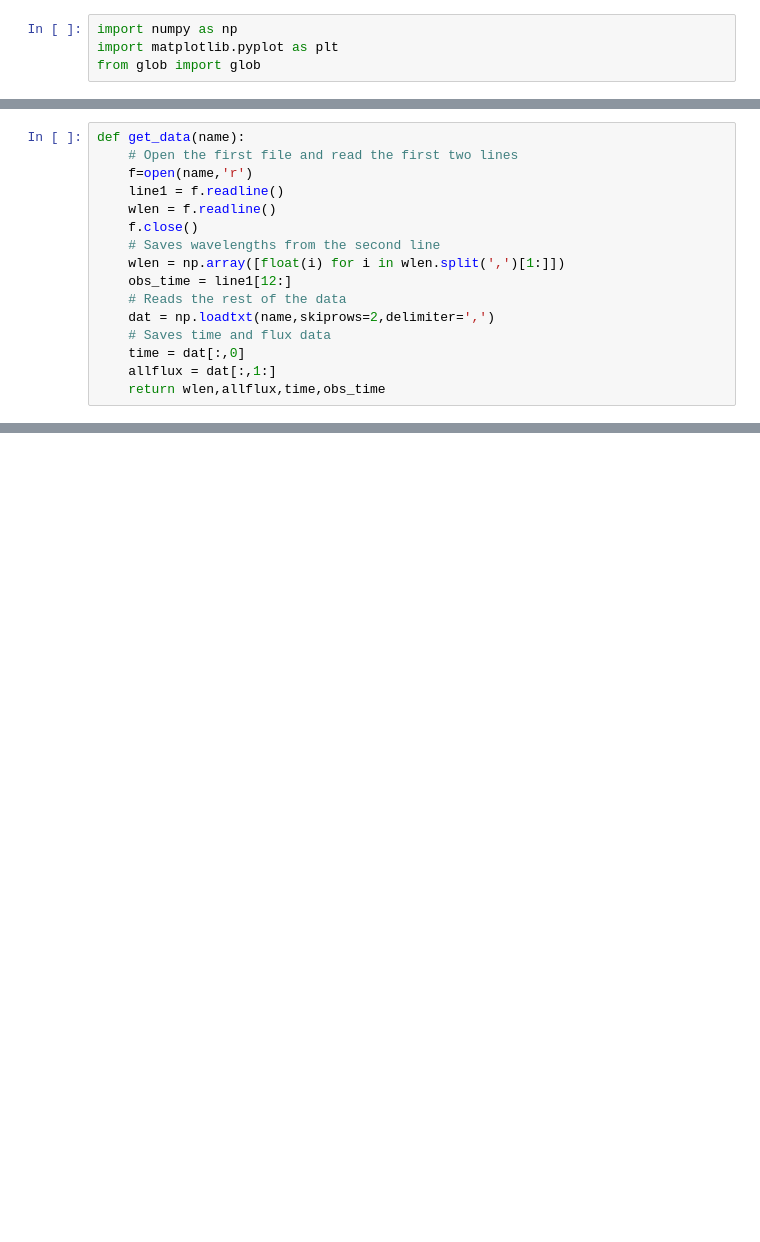
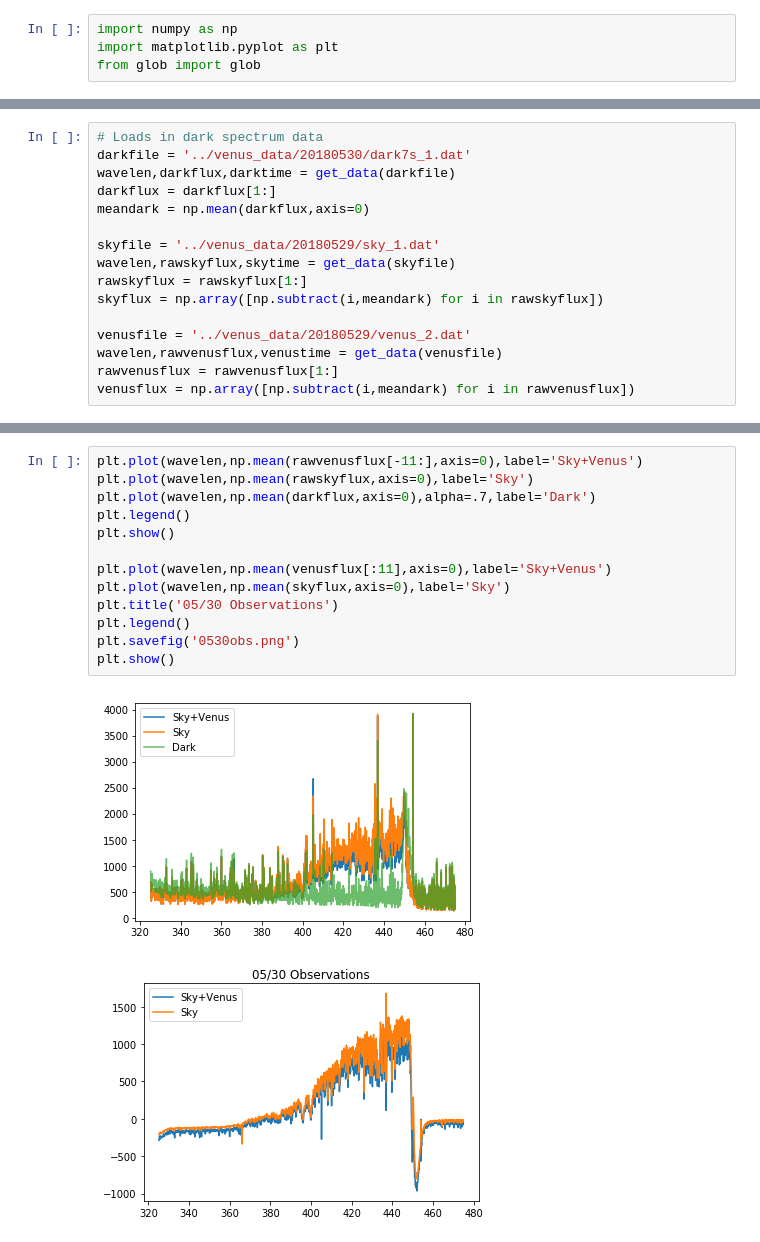
Before and after one commit to melissamor/SunObs, a Jupyter notebook: data_reduction/venus_to_sky_ratio.ipynb, the cells around one changed output, grey strips where cells are left out. Cells and saved outputs as stored; diff of their text form; blank space fills up the shorter version.

```diff
--- a/data_reduction/venus_to_sky_ratio.ipynb
+++ b/data_reduction/venus_to_sky_ratio.ipynb
@@ -12,16 +10,0 @@ venusfile = 'venus_data/venus20180426_3.dat'
-# %%
-def get_data(name):
-    # Open the first file and read the first two lines
-    f=open(name,'r')
-    line1 = f.readline()
-    wlen = f.readline()
-    f.close()
-    # Saves wavelengths from the second line
-    wlen = np.array([float(i) for i in wlen.split(',')[1:]])
-    obs_time = line1[12:]
-    # Reads the rest of the data
-    dat = np.loadtxt(name,skiprows=2,delimiter=',')
-    # Saves time and flux data
-    time = dat[:,0]
-    allflux = dat[:,1:]
-    return wlen,allflux,time,obs_time
@@ -48,0 +167,16 @@ print allslight/allvlight
+# %%
+# Loads in dark spectrum data
+darkfile = '../venus_data/20180530/dark7s_1.dat'
+wavelen,darkflux,darktime = get_data(darkfile)
+darkflux = darkflux[1:]
+meandark = np.mean(darkflux,axis=0)
+
+skyfile = '../venus_data/20180529/sky_1.dat'
+wavelen,rawskyflux,skytime = get_data(skyfile)
+rawskyflux = rawskyflux[1:]
+skyflux = np.array([np.subtract(i,meandark) for i in rawskyflux])
+
+venusfile = '../venus_data/20180529/venus_2.dat'
+wavelen,rawvenusflux,venustime = get_data(venusfile)
+rawvenusflux = rawvenusflux[1:]
+venusflux = np.array([np.subtract(i,meandark) for i in rawvenusflux])
@@ -48,0 +190,16 @@ print allslight/allvlight
+# %%
+plt.plot(wavelen,np.mean(rawvenusflux[-11:],axis=0),label='Sky+Venus')
+plt.plot(wavelen,np.mean(rawskyflux,axis=0),label='Sky')
+plt.plot(wavelen,np.mean(darkflux,axis=0),alpha=.7,label='Dark')
+plt.legend()
+plt.show()
+
+plt.plot(wavelen,np.mean(venusflux[:11],axis=0),label='Sky+Venus')
+plt.plot(wavelen,np.mean(skyflux,axis=0),label='Sky')
+plt.title('05/30 Observations')
+plt.legend()
+plt.savefig('0530obs.png')
+plt.show()
+# %% [output]
+[figure, added]
+[figure, added]
```
Also changed, not shown: parts of 19 cells of this notebook, 49 other files.
